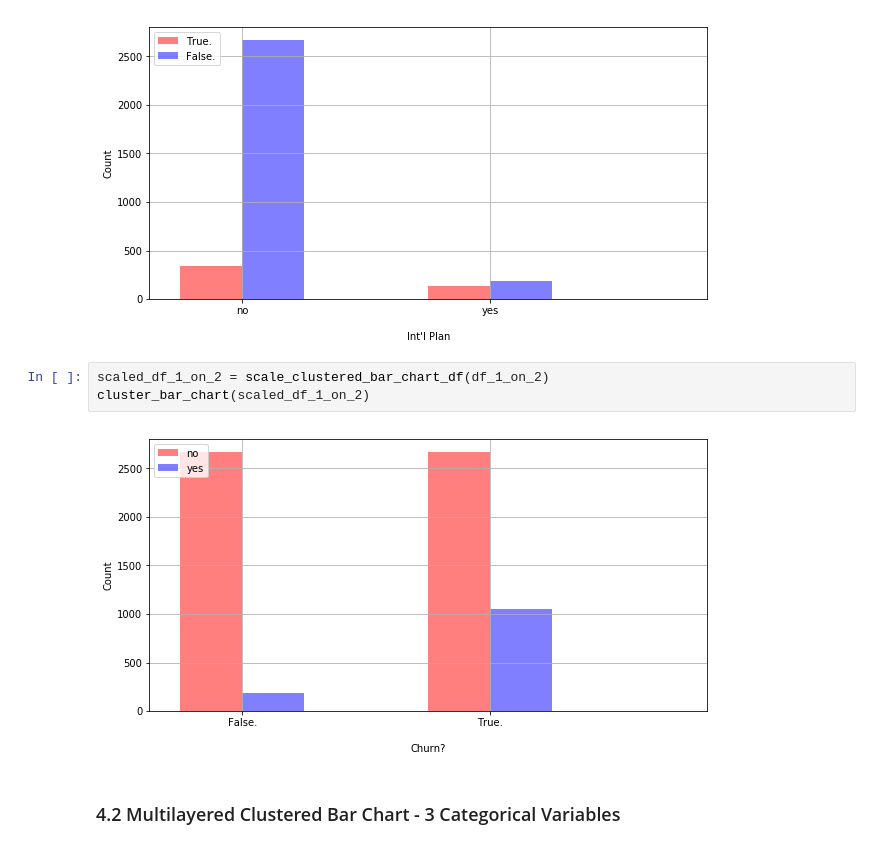
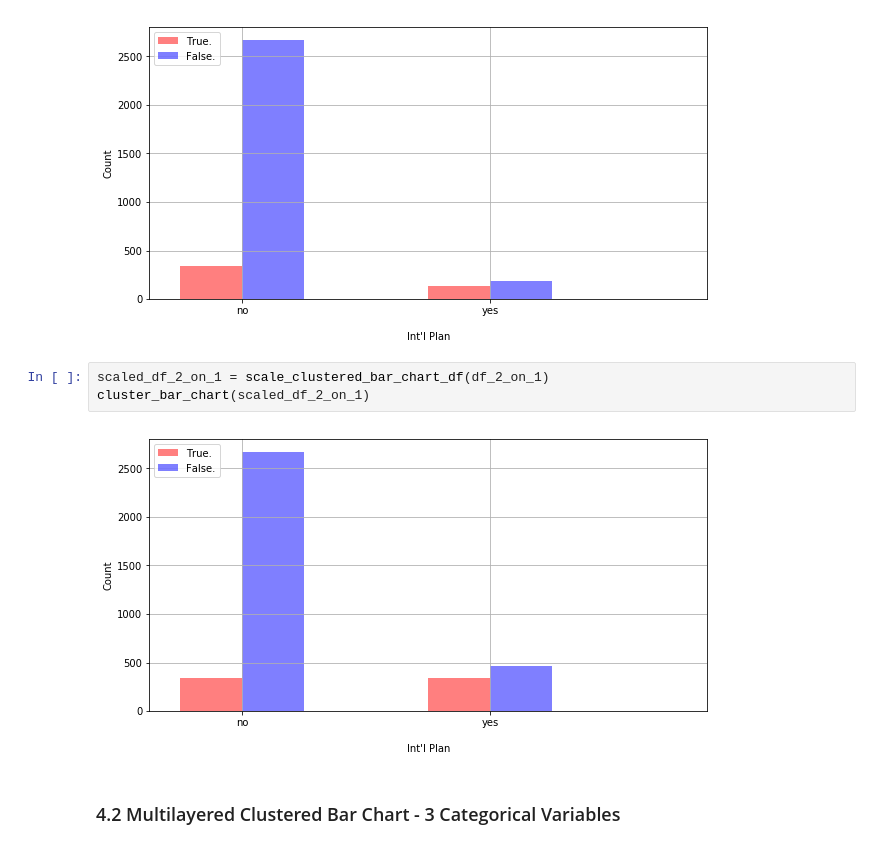
Before and after one commit to tlcod/JNotebooks, a Jupyter notebook: NB1/NB1_Data_Preprocessing_and_EDA.ipynb, the cells around one changed output. Drawn from its saved outputs; the diff is of its cells as text.

```diff
--- a/NB1/NB1_Data_Preprocessing_and_EDA.ipynb
+++ b/NB1/NB1_Data_Preprocessing_and_EDA.ipynb
@@ -1089,11 +1089,11 @@ cluster_bar_chart(scaled_df_1_on_2)
 cluster_bar_chart(df_2_on_1)
 # %% [output]
 [figure]
-# %%
-scaled_df_1_on_2 = scale_clustered_bar_chart_df(df_1_on_2)
-cluster_bar_chart(scaled_df_1_on_2)
-# %% [output]
-[figure, removed]
+# %%
+scaled_df_2_on_1 = scale_clustered_bar_chart_df(df_2_on_1)
+cluster_bar_chart(scaled_df_2_on_1)
+# %% [output]
+[figure, added]
 # %% [markdown]
 ### 4.2 Multilayered Clustered Bar Chart - 3 Categorical Variables
 # %%
```
Also changed, not shown: 1 other file.
